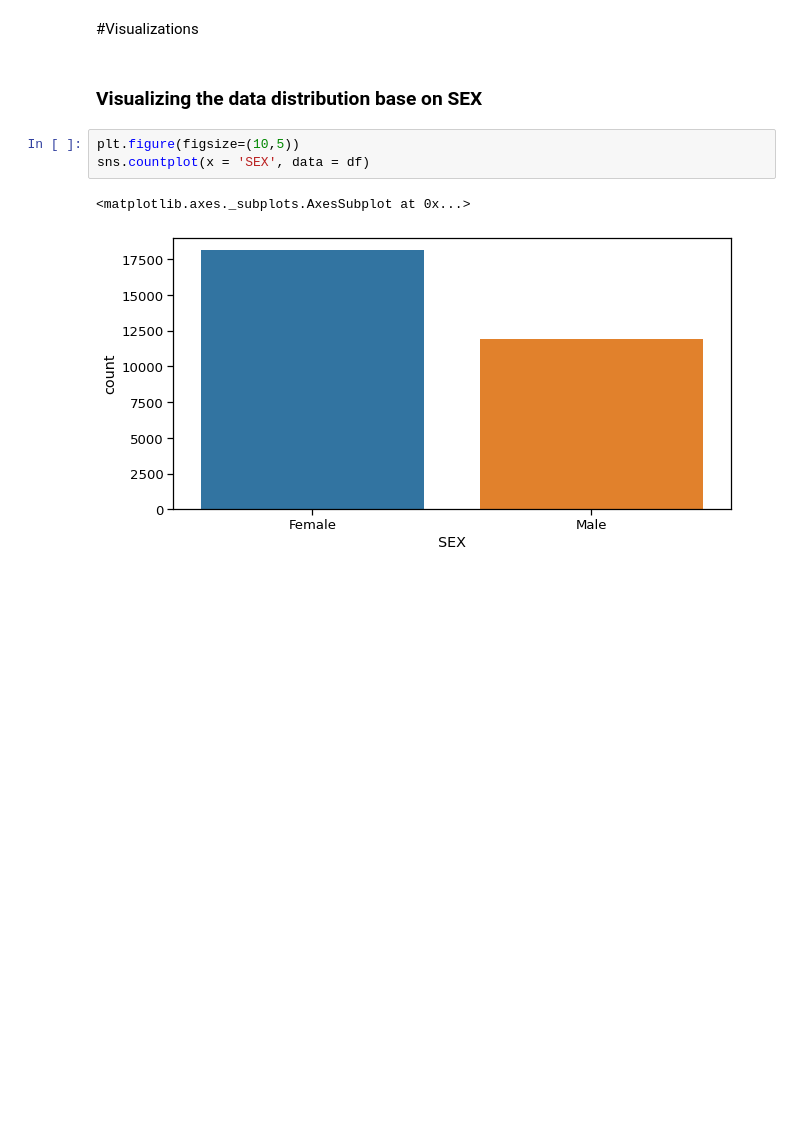
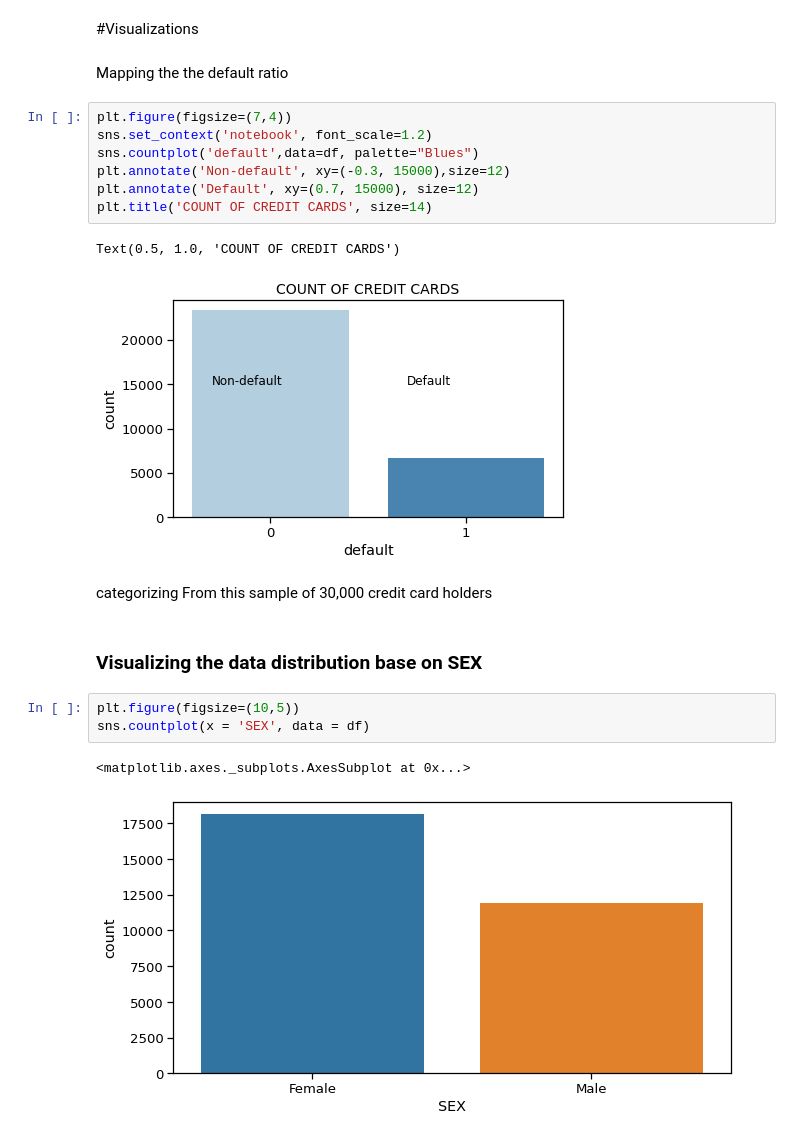
Before and after one commit to shivankb/credit_card_default_prediction, a Jupyter notebook: credit_card_default_prediction.ipynb, the cells around one changed output. Cells and saved outputs as stored; diff of their text form; blank space fills up the shorter version.

```diff
--- a/credit_card_default_prediction.ipynb
+++ b/credit_card_default_prediction.ipynb
@@ -239,5 +221,20 @@ df.sample(3)
 # %% [markdown]
 #Visualizations
+# %% [markdown]
+Mapping the the default ratio
+# %%
+plt.figure(figsize=(7,4))
+sns.set_context('notebook', font_scale=1.2)
+sns.countplot('default',data=df, palette="Blues")
+plt.annotate('Non-default', xy=(-0.3, 15000),size=12)
+plt.annotate('Default', xy=(0.7, 15000), size=12)
+plt.title('COUNT OF CREDIT CARDS', size=14)
+# %% [output]
+Text(0.5, 1.0, 'COUNT OF CREDIT CARDS')
+[figure, added]
+# %% [markdown]
+categorizing
+From this sample of 30,000 credit card holders
 # %% [markdown]
 ### Visualizing the data distribution base on SEX
 # %%
```
Also changed, not shown: parts of 46 cells of this notebook.
